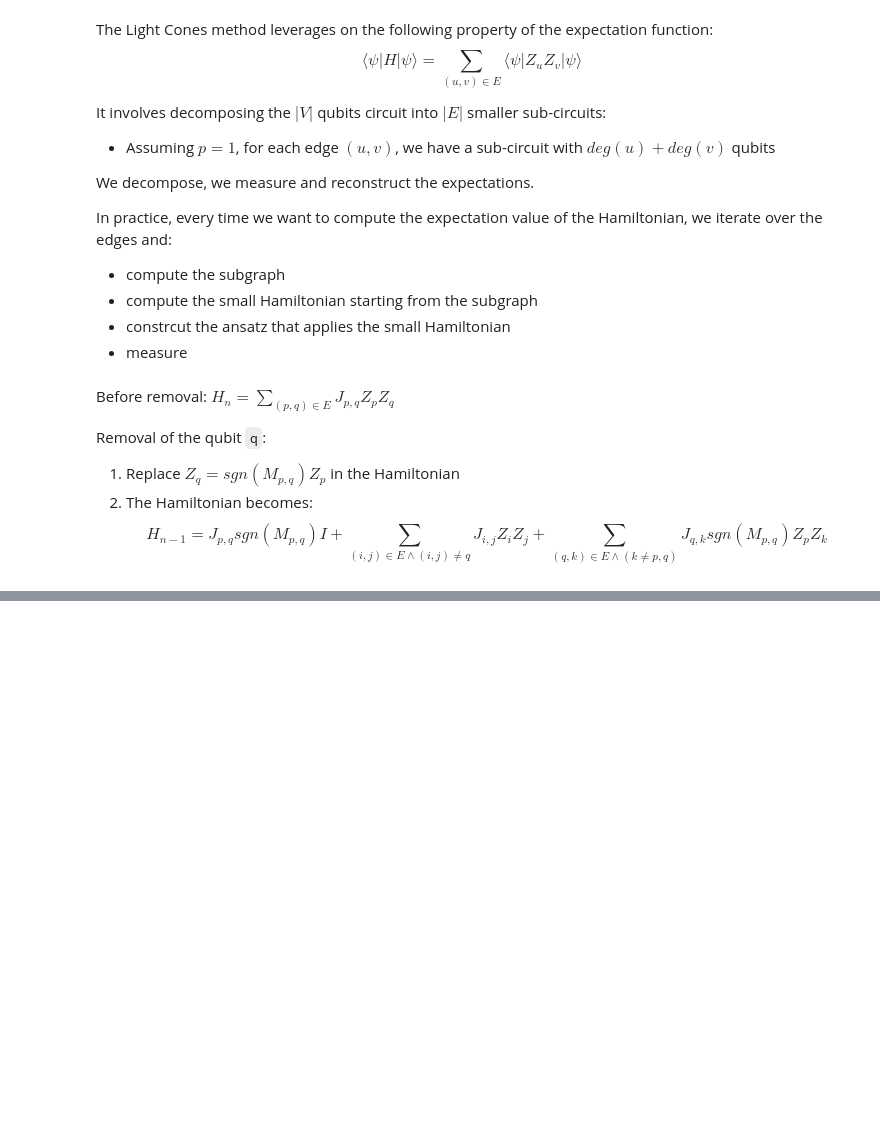
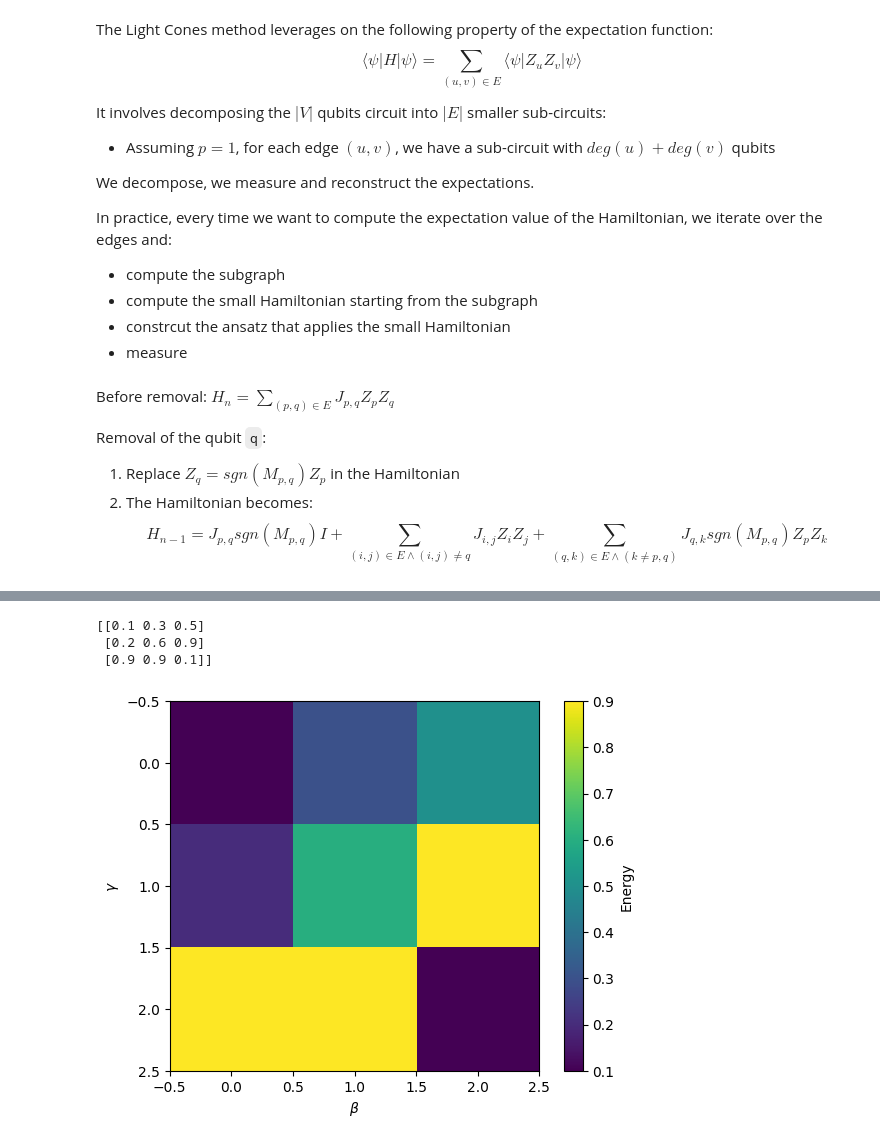
Before and after one commit to allegrastrippoli/qaoa-scale-free-graphs, a Jupyter notebook: qaoa_scale_free_graphs.ipynb, the cells around one changed output, grey strips where cells are left out. Drawn from its saved outputs; the diff is of its cells as text; code cells hidden in the pictures; blank space fills up the shorter version.

```diff
--- a/qaoa_scale_free_graphs.ipynb
+++ b/qaoa_scale_free_graphs.ipynb
@@ -840,0 +874,25 @@ for node in num_nodes:
+# %%
+import numpy as np
+
+gammas = [0] * 3
+betas = [0] * 3
+values = [0.1, 0.3, 0.5, 0.2, 0.6, 0.9, 0.9, 0.9, 0.1]
+X = np.zeros((3, 3))
+
+x = 0
+for i, gamma in enumerate(gammas):
+    for j, beta in enumerate(betas):
+        X[i, j] = values[x]
+        x += 1
+
+print(X)
+plt.imshow(X,  origin="upper")
+plt.colorbar(label="Energy")
+plt.xlabel(r"$\beta$")
+plt.ylabel(r"$\gamma$")
+plt.show()
+# %% [output]
+[[0.1 0.3 0.5]
+ [0.2 0.6 0.9]
+ [0.9 0.9 0.1]]
+[figure, added]
```
Also changed, not shown: parts of 7 cells of this notebook.
